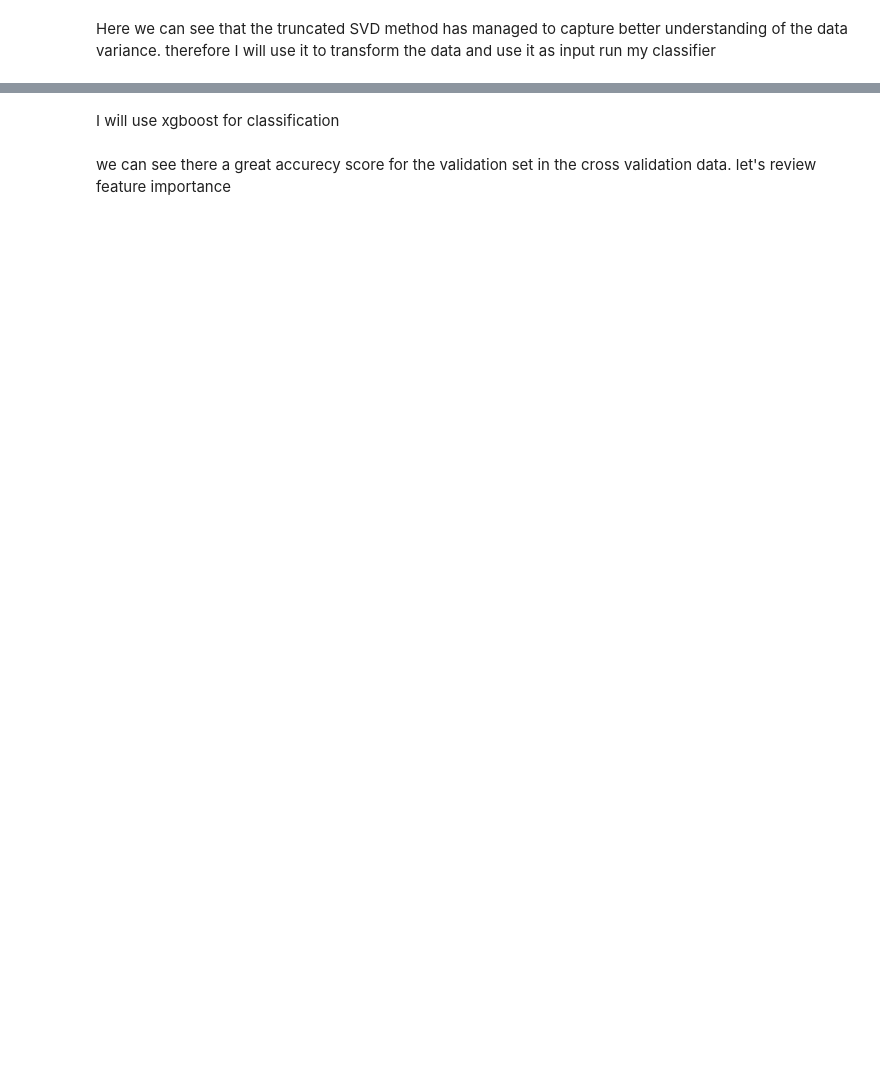
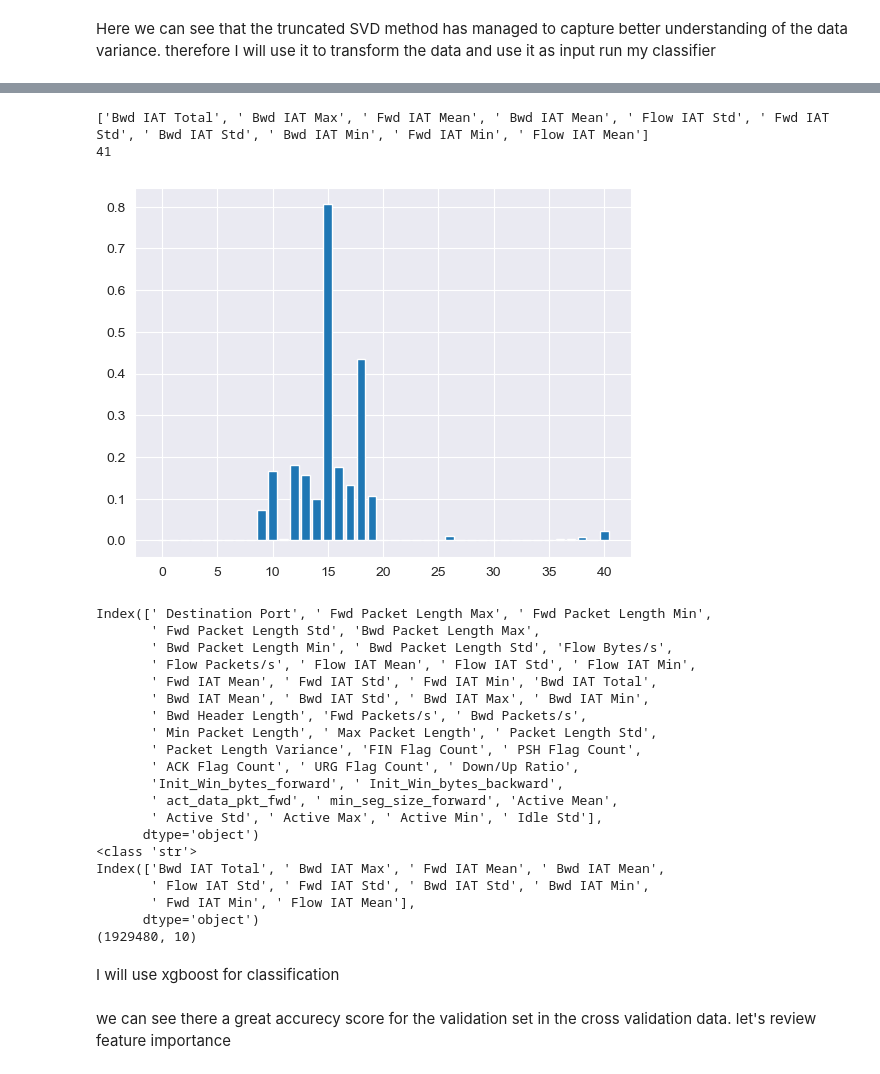
Before and after one commit to HoltzO/sleek_HW, a Jupyter notebook: code/sleek_notebook.ipynb, the cells around one changed output, grey strips where cells are left out. Saved outputs shown, nothing was run; the diff lists cells and outputs as text; code cells hidden in the pictures; blank space fills up the shorter version.

Commit message:
add feature selection and feature importance

```diff
--- a/code/sleek_notebook.ipynb
+++ b/code/sleek_notebook.ipynb
@@ -241,3 +206,41 @@ plt.show()
+# %%
+
+best_features = [X_train.columns[i] for i in svd.components_[0].argsort()[::-1]]
+print(best_features[:10])
+
+import matplotlib.pyplot as plt
+print(len(svd.components_[0]))
+plt.bar(np.arange(len(svd.components_[0])),svd.components_[0])
+plt.show()
+print(X_train.columns)
+print(type(best_features[:10][0]))
+X_xgb = X_train[['Bwd IAT Total', ' Bwd IAT Max', ' Fwd IAT Mean', ' Bwd IAT Mean', ' Flow IAT Std', ' Fwd IAT Std', ' Bwd IAT Std', ' Bwd IAT Min', ' Fwd IAT Min', ' Flow IAT Mean']]
+print(X_xgb.columns)
+print(X_xgb.shape)
+# %% [output]
+['Bwd IAT Total', ' Bwd IAT Max', ' Fwd IAT Mean', ' Bwd IAT Mean', ' Flow IAT Std', ' Fwd IAT Std', ' Bwd IAT Std', ' Bwd IAT Min', ' Fwd IAT Min', ' Flow IAT Mean']
+41
+[figure, added]
+Index([' Destination Port', ' Fwd Packet Length Max', ' Fwd Packet Length Min',
+       ' Fwd Packet Length Std', 'Bwd Packet Length Max',
+       ' Bwd Packet Length Min', ' Bwd Packet Length Std', 'Flow Bytes/s',
+       ' Flow Packets/s', ' Flow IAT Mean', ' Flow IAT Std', ' Flow IAT Min',
+       ' Fwd IAT Mean', ' Fwd IAT Std', ' Fwd IAT Min', 'Bwd IAT Total',
+       ' Bwd IAT Mean', ' Bwd IAT Std', ' Bwd IAT Max', ' Bwd IAT Min',
+       ' Bwd Header Length', 'Fwd Packets/s', ' Bwd Packets/s',
+       ' Min Packet Length', ' Max Packet Length', ' Packet Length Std',
+       ' Packet Length Variance', 'FIN Flag Count', ' PSH Flag Count',
+       ' ACK Flag Count', ' URG Flag Count', ' Down/Up Ratio',
+       'Init_Win_bytes_forward', ' Init_Win_bytes_backward',
+       ' act_data_pkt_fwd', ' min_seg_size_forward', 'Active Mean',
+       ' Active Std', ' Active Max', ' Active Min', ' Idle Std'],
+      dtype='object')
+<class 'str'>
+Index(['Bwd IAT Total', ' Bwd IAT Max', ' Fwd IAT Mean', ' Bwd IAT Mean',
+       ' Flow IAT Std', ' Fwd IAT Std', ' Bwd IAT Std', ' Bwd IAT Min',
+       ' Fwd IAT Min', ' Flow IAT Mean'],
+      dtype='object')
+(1929480, 10)
 # %% [markdown]
 I will use xgboost for classification
 # %%
```
Also changed, not shown: parts of 10 cells of this notebook.
